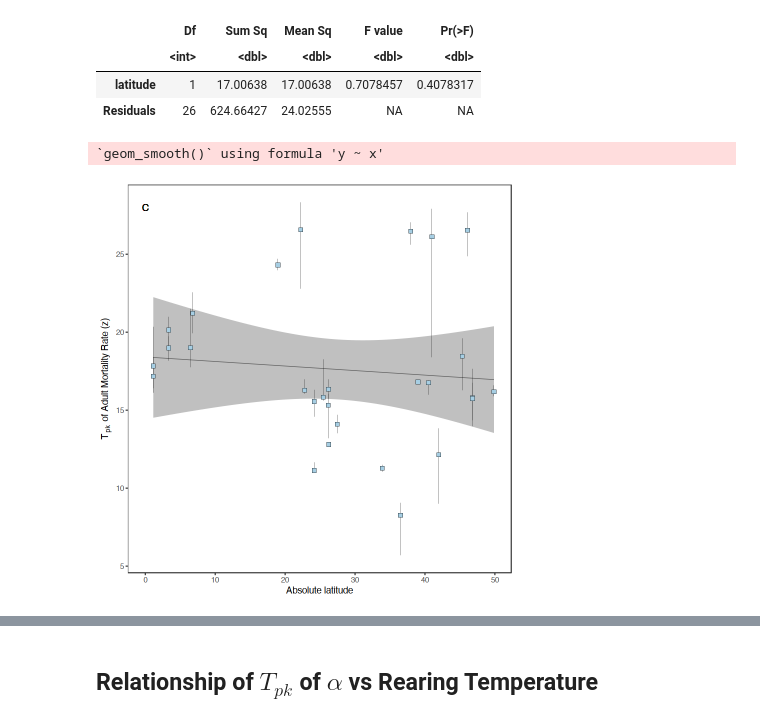
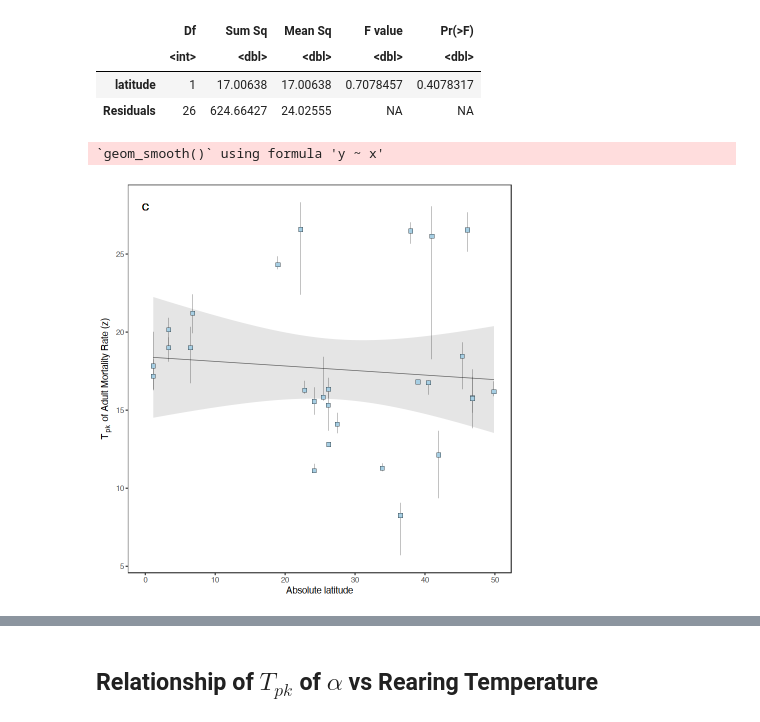
Before and after one commit to EcoEngLab/TraitMismatchPaper-main, a Jupyter notebook: code/06_Trait_Adaptation.ipynb, the cells around one changed output, grey strips where cells are left out. Saved outputs shown, nothing was run; the diff lists cells and outputs as text; code cells hidden in the pictures.

```diff
--- a/code/06_Trait_Adaptation.ipynb
+++ b/code/06_Trait_Adaptation.ipynb
@@ -449,22 +464,22 @@ A anova: 2 × 5
 # %%
 z_T_pklat_plot <-
   zLat_data %>%
   ggplot(aes(x= abs(latitude), y = T_pk))+
-  geom_smooth(method = 'lm', colour = '#636363', size=0.3, fill='#636363')+
+  geom_smooth(method = 'lm', colour = '#636363', size=0.3, fill="gray")+
   scale_y_continuous(expression(paste(italic(T[pk]), " of Adult Mortality Rate (", italic(z),")")))+
   scale_x_continuous(expression(plain(paste("Absolute latitude"))))+
   geom_linerange(aes(ymin =T_pkLwr , ymax = T_pkUpr),size= 0.1,col="#000000")+
   geom_point(size = 2.5,stroke=0.2, col = '#000000', shape=22, fill ="#a6cee3")+
   theme_bw()+
   theme(legend.position = 'none',legend.text = element_text(size = 10))+
   theme(text=element_text(family="Times"), panel.grid.major = element_blank(),
         panel.grid.minor = element_blank())+
   geom_text(aes(x = 0, y = 28,label = "C"),
             parse = TRUE, size = 4, colour = "black")
 z_T_pklat_plot
 # %% [output]
 `geom_smooth()` using formula 'y ~ x'
-[figure, old version]
+[figure, new version]
 # %%
 #plot 4x4 panel
 
```
Also changed, not shown: parts of 21 cells of this notebook, 14 other files.
